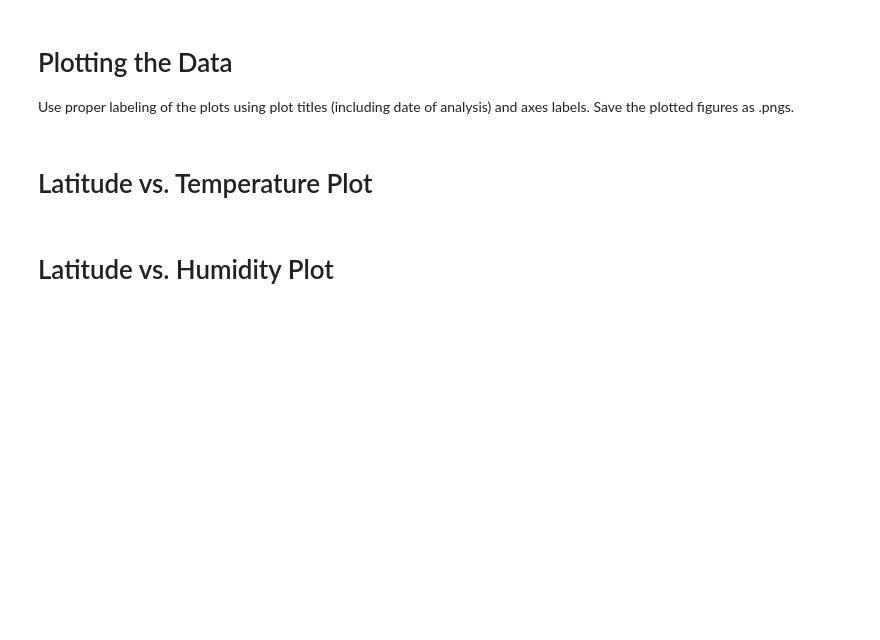
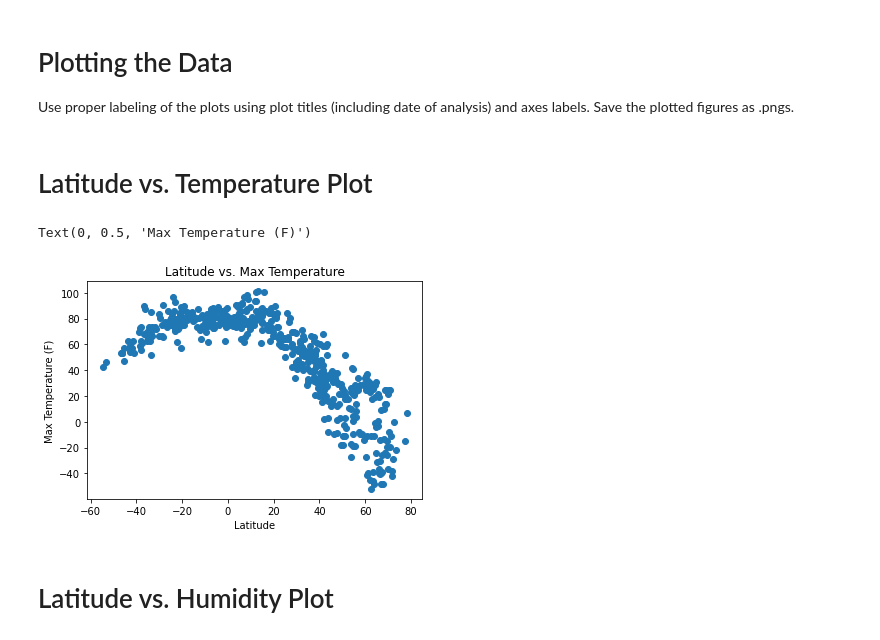
Before and after one commit to jmcleary26/Python-API-Challenge, a Jupyter notebook: WeatherPy/WeatherPy_Starter.ipynb, the cells around one changed output. Saved outputs shown, nothing was run; the diff lists cells and outputs as text; code cells hidden in the pictures; blank space fills up the shorter version.

```diff
--- a/WeatherPy/WeatherPy_Starter.ipynb
+++ b/WeatherPy/WeatherPy_Starter.ipynb
@@ -41,6 +41,5 @@ for lat_lng in lat_lngs:
         cities.append(city)
 
 # Print the city count to confirm sufficient count
-cities = len(cities)
-cities
+len(cities)
 # %% [output]
@@ -129,7 +161,11 @@ Display the DataFrame
 # %%
-weather_df = pd.DataFrame({'City': cities,
-                          'Temperature': temperature,
-                          'Humidity': humidity,
-                          'Cloudiness': cloudiness,
-                          'Wind': wind})
+weather_df = pd.DataFrame({'City': city_names,
+                           'Latitude': latitude,
+                           'Longitude': longitude,
+                           'Max Temp': max_temperature,
+                           'Humidity': humidity,
+                           'Cloudiness': cloudiness,
+                           'Wind Speed': wind_speed,
+                           'Country': country,
+                           'Date': date})
 weather_df
@@ -147,0 +206,4 @@ NameError: name 'Int64Index' is not defined
+# %%
+#  Create a new DataFrame only with cities that have humidity less than or equal to 100%
+humidity_df = weather_df[weather_df["Humidity"] <= 100]
+humidity_df
@@ -152,5 +240,20 @@ Use proper labeling of the plots using plot titles (including date of analysis)
 Save the plotted figures as .pngs.
 # %% [markdown]
 #  Latitude vs. Temperature Plot
+# %%
+# Pull out the latitude and temperature
+latitude_scatter = humidity_df["Latitude"]
+temperature_scatter = humidity_df["Max Temp"]
+
+# Plot the results in a scatter plot
+plt.scatter(latitude_scatter, temperature_scatter)
+
+# Add title and labels
+plt.title("Latitude vs. Max Temperature")
+plt.xlabel("Latitude")
+plt.ylabel("Max Temperature (F)")
+# %% [output]
+Text(0, 0.5, 'Max Temperature (F)')
+[figure, added]
 # %% [markdown]
 #  Latitude vs. Humidity Plot
```
Also changed, not shown: parts of 26 cells of this notebook, 1 other file.
